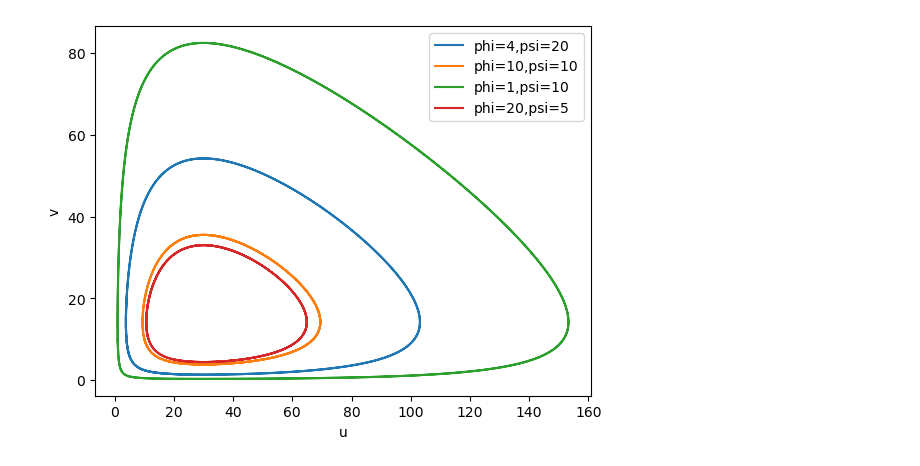
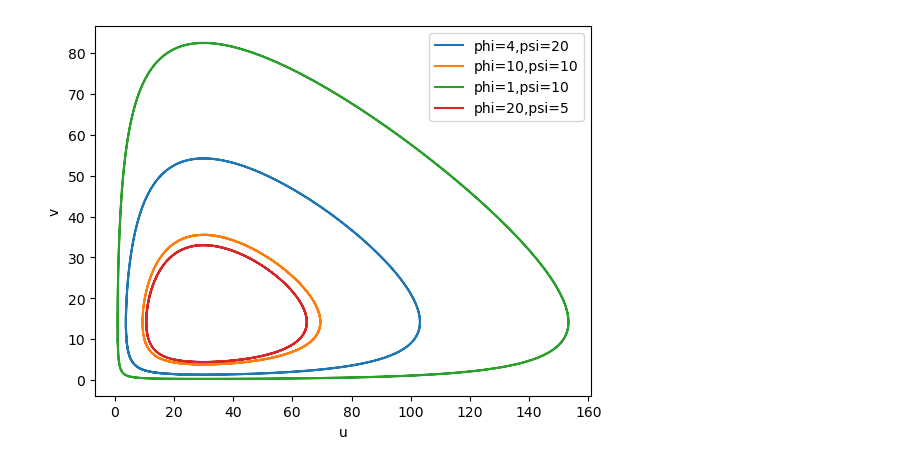
Before and after one commit to lilly611/b3kadai, a Jupyter notebook: 03/1SC22317Y03b02.ipynb, the cells around one changed output. Cells and saved outputs as stored; diff of their text form; code cells hidden in the pictures.

```diff
--- a/03/1SC22317Y03b02.ipynb
+++ b/03/1SC22317Y03b02.ipynb
@@ -26,31 +26,32 @@ def solve_oed_runge_kutta(a, b, f_1, f_2, n, u_a, v_a):
 
         k_2 = f_1(u[i] + (1 / 2) * dt * k_1, v[i] + (1 / 2) * dt * l_1)
         l_2 = f_2(u[i] + (1 / 2) * dt * k_1, v[i] + (1 / 2) * dt * l_1)
 
         k_3 = f_1(u[i] + (1 / 2) * dt * k_2, v[i] + (1 / 2) * dt * l_2)
         l_3 = f_2(u[i] + (1 / 2) * dt * k_2, v[i] + (1 / 2) * dt * l_2)
 
         k_4 = f_1(u[i] + dt * k_3, v[i] + dt * l_3)
         l_4 = f_2(u[i] + dt * k_3, v[i] + dt * l_3)
         u[i + 1] = u[i] + (1 / 6) * dt * (k_1 + 2 * (k_2 + k_3) + k_4)
         v[i + 1] = v[i] + (1 / 6) * dt * (l_1 + 2 * (l_2 + l_3) + l_4)
 
     return (u, v)
 
 u,v=solve_oed_runge_kutta(0,10,f_1,f_2,1024,4,20)
 
 
 plt.xlabel("u")
 plt.ylabel("v")
 u_1,v_1=solve_oed_runge_kutta(0,10,f_1,f_2,1024,10,10)
 u_2,v_2=solve_oed_runge_kutta(0,10,f_1,f_2,1024,1,10)
 u_3,v_3=solve_oed_runge_kutta(0,10,f_1,f_2,1024,20,5)
 plt.plot(u,v)
 plt.plot(u_1,v_1)
 plt.plot(u_2,v_2)
 plt.plot(u_3,v_3)
 plt.legend(["phi=4,psi=20","phi=10,psi=10","phi=1,psi=10","phi=20,psi=5"])
+plt.yticks([10*i for i in range(9)])
 plt.savefig("1SC22317Y03b02.pdf")
 plt.show()
 # %% [output]
-[figure, old version]
+[figure, new version]
```
Also changed, not shown: 1 other file.
